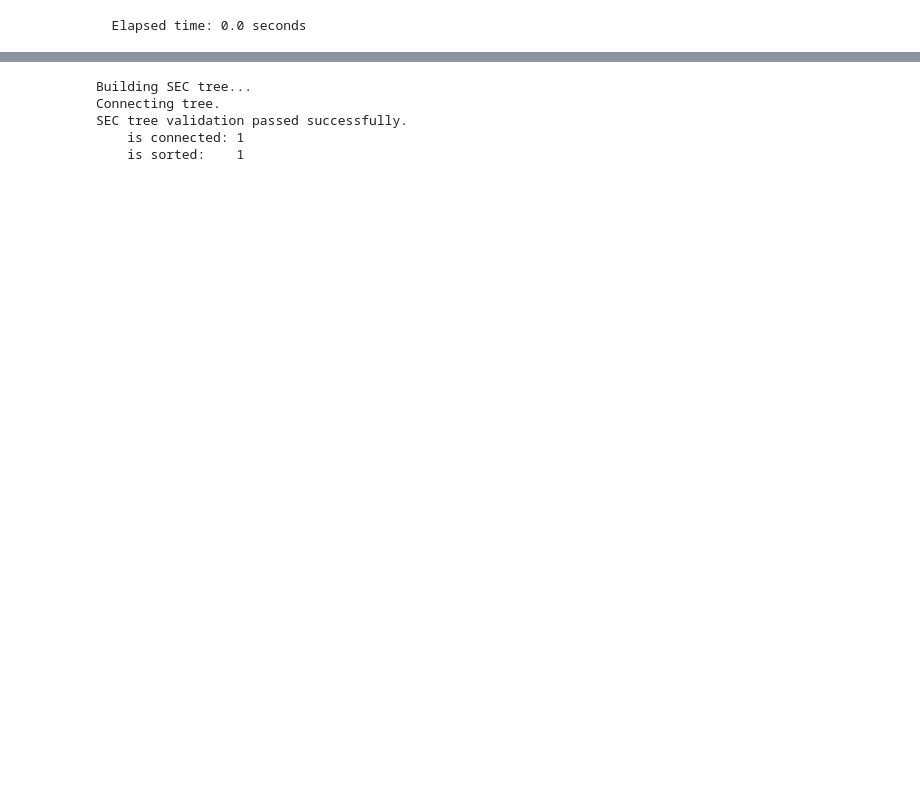
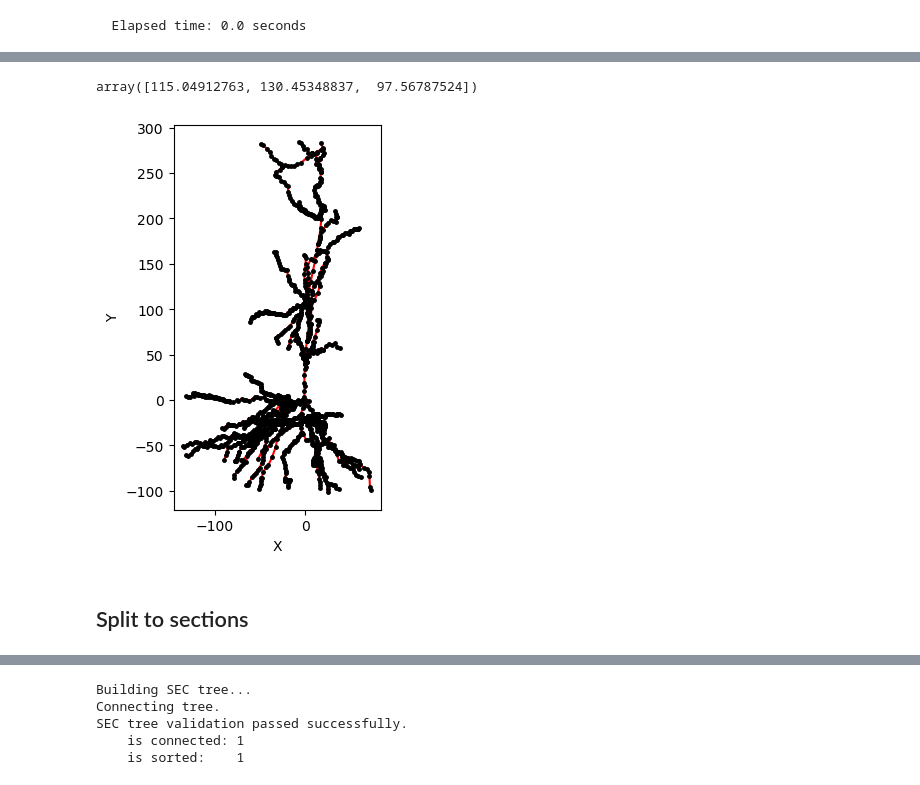
Before and after one commit to Poirazi-Lab/DendroTweaksApp, a Jupyter notebook: app/src/trees_demo.ipynb, the cells around one changed output, grey strips where cells are left out. Saved outputs shown, nothing was run; the diff lists cells and outputs as text; code cells hidden in the pictures; blank space fills up the shorter version.

```diff
--- a/app/src/trees_demo.ipynb
+++ b/app/src/trees_demo.ipynb
@@ -147,0 +133,4 @@ array([0., 0., 0.])
+# %%
+swcm.swc_tree.apical_center
+# %% [output]
+array([115.04912763, 130.45348837,  97.56787524])
@@ -147,0 +141,5 @@ array([0., 0., 0.])
+# %%
+fig, ax = plt.subplots(figsize=(5, 5))
+swcm.swc_tree.plot_points(ax, edges=True, annotate=True, projection='XY')
+# %% [output]
+[figure, added]
@@ -147,0 +148,2 @@ array([0., 0., 0.])
+# %% [markdown]
+## Split to sections
```
Also changed, not shown: parts of 53 cells of this notebook, 6 other files.
